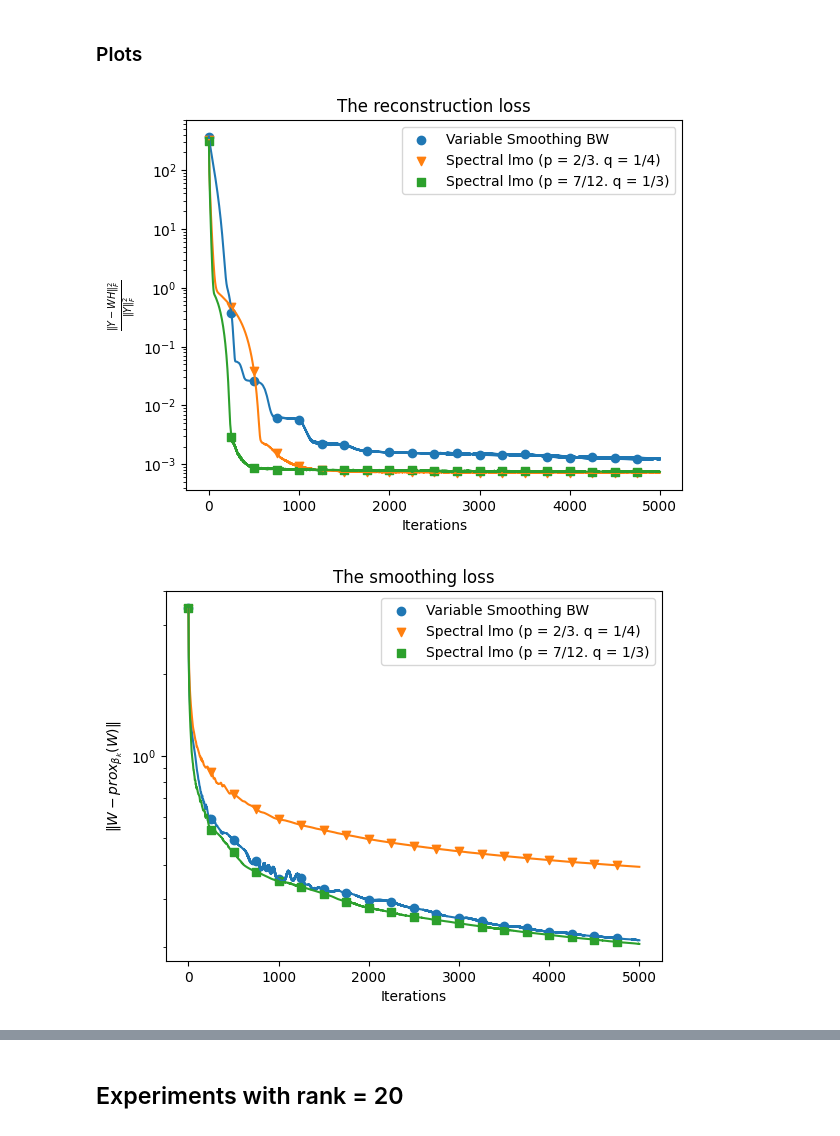
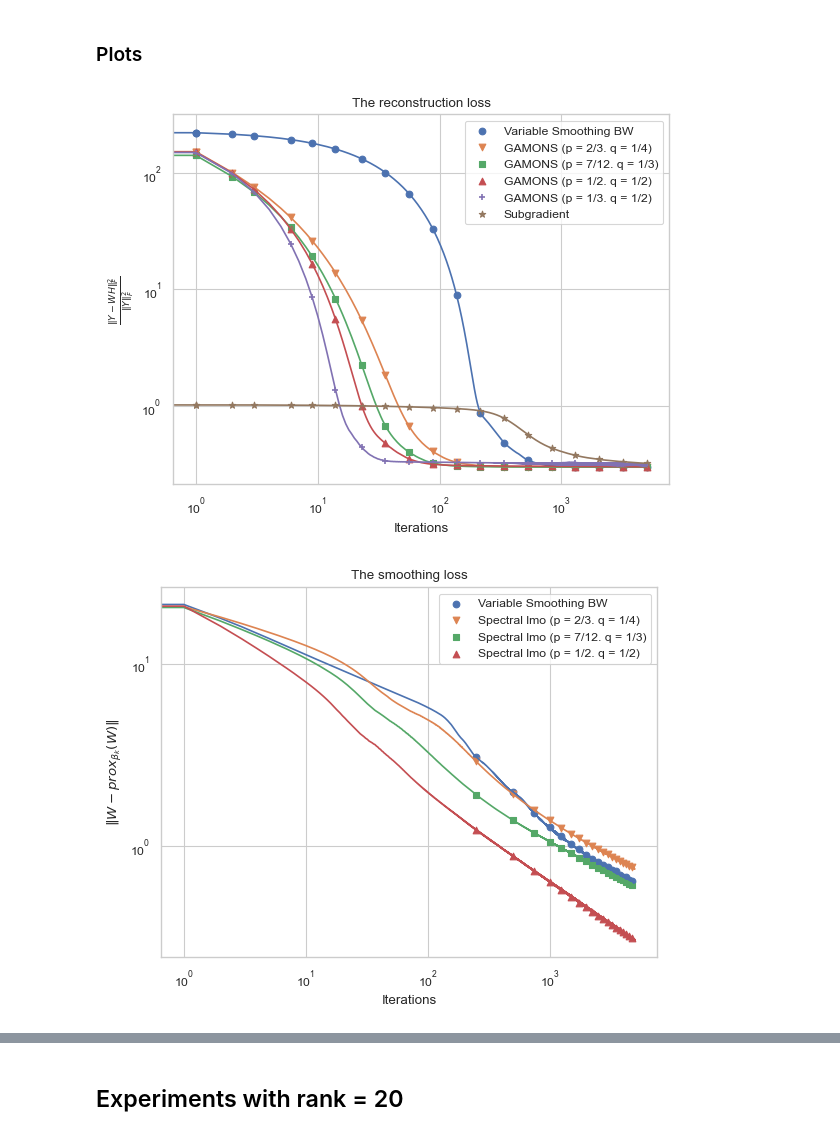
Before and after one commit to Farid-Najar/GAMONS, a Jupyter notebook: results.ipynb, the cells around one changed output, grey strips where cells are left out. Saved outputs shown, nothing was run; the diff lists cells and outputs as text; code cells hidden in the pictures.

```diff
--- a/results.ipynb
+++ b/results.ipynb
@@ -3,27 +3,32 @@
 # %% [markdown]
 ### imports
 # %%
-from utils import lmo_fro, lmo_spectral, prox_l1, grad_gb, prox_mcp, spectral_prox_l1
+from utils import lmo_fro, lmo_spectral, prox_l1, grad_gb, prox_mcp, spectral_prox_l1, mcp, mcp_torch
 from BCD import load_dataset, Hadamard_BCD
 
 import numpy as np
 import matplotlib.pyplot as plt
 from scipy.linalg import svd
+import torch
 
 from tqdm import tqdm
 
-from problems import generateWH, run_MoreauNSD, run_VS
+from problems import generateWH, run_MoreauNSD, run_VS, run_subgradient_descent
+
+import seaborn as sns
+sns.set_theme('paper', 'whitegrid')
 # %%
-# D = load_dataset("synthetic", m = 250, n = 250)
+# D = load_dataset("synthetic", m = 500, n = 500)
 # D = load_dataset("olivetti")
 # D = load_dataset("camera")
-D = load_dataset("spectrometer")
+# D = load_dataset("spectrometer")
 # D = load_dataset("football")
 # D = load_dataset("miserables")
 # D = load_dataset("low_rank_synthetic")
 # from scipy.linalg import svd
-plt.imshow(D)
+img = plt.imshow(D)
 plt.title('Original')
+img.set_cmap('gray')
 plt.show()
 
 # Min-Max Scaling
@@ -34,7 +39,8 @@ max_vals = D.max()
 D = (D - min_vals) / (max_vals - min_vals)
 
 plt.title('After Min-Max scaling')
-plt.imshow(D)
+img = plt.imshow(D)
+img.set_cmap('gray')
 plt.show()
 
 # # Normalization
@@ -144,45 +167,61 @@ print(s.sum())
 # %%
 scatter_period = K // 20
 
-plt.semilogy(loss_VS/norm_D)
-plt.scatter(np.arange(len(loss_VS))[::scatter_period], loss_VS[::scatter_period]/norm_D, label = 'Variable Smoothing BW', marker="o")
+# x = np.arange(len(loss_VS))[::scatter_period]
+x = np.logspace(0, np.log10(len(loss_VS)), num=len(x), endpoint=True).astype(int)
 
-plt.semilogy(loss_NSD/norm_D)
-plt.scatter(np.arange(len(loss_NSD))[::scatter_period], loss_NSD[::scatter_period]/norm_D, label = 'Spectral lmo (p = 2/3. q = 1/4)', marker="v")
+plt.loglog(loss_VS/norm_D)
+plt.scatter(x, loss_VS[x]/norm_D, label = 'Variable Smoothing BW', marker="o")
 
-plt.semilogy(loss_NSD2/norm_D)
-plt.scatter(np.arange(len(loss_NSD))[::scatter_period], loss_NSD2[::scatter_period]/norm_D, label = 'Spectral lmo (p = 7/12. q = 1/3)', marker="s")
+plt.loglog(loss_NSD/norm_D)
+plt.scatter(x, loss_NSD[x]/norm_D, label = 'GAMONS (p = 2/3. q = 1/4)', marker="v")
 
-# plt.semilogy(loss_cvxNSD/norm_D)
-# plt.scatter(np.arange(len(loss_cvxNSD))[::scatter_period], loss_cvxNSD[::scatter_period]/norm_D, label = 'Acc Spectral lmo', marker="^")
-# plt.semilogy(loss/norm_D)
-# plt.scatter(np.arange(len(loss))[::50], loss[::50]/norm_D, label = 'Spectral lmo', marker="v")
-# plt.semilogy(loss/norm_D)
-# plt.scatter(np.arange(len(loss))[::50], loss[::50]/norm_D, label = 'Spectral lmo', marker="v")
+plt.loglog(loss_NSD2/norm_D)
+plt.scatter(x, loss_NSD2[x]/norm_D, label = 'GAMONS (p = 7/12. q = 1/3)', marker="s")
+
+plt.loglog(loss_NSD3/norm_D)
+plt.scatter(x, loss_NSD3[x]/norm_D, label = 'GAMONS (p = 1/2. q = 1/2)', marker="^")
+
+plt.loglog(loss_NSD4/norm_D)
+plt.scatter(x, loss_NSD4[x]/norm_D, label = 'GAMONS (p = 1/3. q = 1/2)', marker="+")
+
+plt.loglog(loss_sub/norm_D)
+plt.scatter(x, loss_sub[x]/norm_D, label = 'Subgradient', marker="*")
+# plt.ylim(1e-3, 1e1)
+
+
+# plt.loglog(loss_cvxNSD/norm_D)
+# plt.scatter(np.arange(len(loss_cvxNSD))[::scatter_period], loss_cvxNSD[::scatter_period]/norm_D, label = 'Acc GAMONS', marker="^")
+# plt.loglog(loss/norm_D)
+# plt.scatter(np.arange(len(loss))[::50], loss[::50]/norm_D, label = 'GAMONS', marker="v")
+# plt.loglog(loss/norm_D)
+# plt.scatter(np.arange(len(loss))[::50], loss[::50]/norm_D, label = 'GAMONS', marker="v")
 # W1, H1, W2, H2, error, times = Hadamard_BCD(D, r=rank, maxiter= K)
 # print(len(error))
-# plt.semilogy(error)
+# plt.loglog(error)
 # plt.scatter(np.arange(len(error))[::50], error[::50], label = 'BCD', marker="^")
 
 plt.ylabel(r'$\frac{\|Y - WH\|_F^2}{\|Y\|_F^2}$')
 plt.xlabel('Iterations')
 plt.title('The reconstruction loss')
 
+
 plt.legend()
 plt.show()
 # %% [output]
-[figure, old version]
+[figure, new version]
 # %%
-plt.semilogy(dist_W_prox_VS)
+plt.loglog(dist_W_prox_VS)
 plt.scatter(np.arange(len(dist_W_prox_VS))[::scatter_period], dist_W_prox_VS[::scatter_period], label = 'Variable Smoothing BW', marker="o")
 
-plt.semilogy(dist_W_prox_NSD)
-plt.scatter(np.arange(len(dist_W_prox_NSD))[::scatter_period], dist_W_prox_NSD[::scatter_period], label = 'Spectral lmo (p = 2/3. q = 1/4)', marker="v")
+plt.loglog(dist_W_prox_NSD)
+plt.scatter(np.arange(len(dist_W_prox_NSD))[::scatter_period], dist_W_prox_NSD[::scatter_period], label = 'GAMONS (p = 2/3. q = 1/4)', marker="v")
 
-plt.semilogy(dist_W_prox_NSD2)
-plt.scatter(np.arange(len(dist_W_prox_NSD))[::scatter_period], dist_W_prox_NSD2[::scatter_period], label = 'Spectral lmo (p = 7/12. q = 1/3)', marker="s")
+plt.loglog(dist_W_prox_NSD2)
+plt.scatter(np.arange(len(dist_W_prox_NSD))[::scatter_period], dist_W_prox_NSD2[::scatter_period], label = 'GAMONS (p = 7/12. q = 1/3)', marker="s")
 
-
+plt.loglog(dist_W_prox_NSD3)
+plt.scatter(np.arange(len(dist_W_prox_NSD3))[::scatter_period], dist_W_prox_NSD3[::scatter_period], label = 'GAMONS (p = 1/2. q = 1/2)', marker="^")
 
 plt.ylabel(r'$\|W - prox_{\beta_k}(W)\|$')
 plt.xlabel('Iterations')
@@ -191,7 +230,7 @@ plt.title('The smoothing loss')
 plt.legend()
 plt.show()
 # %% [output]
-[figure, old version]
+[figure, new version]
 # %%
 ls_VS = np.zeros(K+1)
 g_VS = np.zeros(K+1)
```
Also changed, not shown: parts of 13 cells of this notebook, 3 other files.
